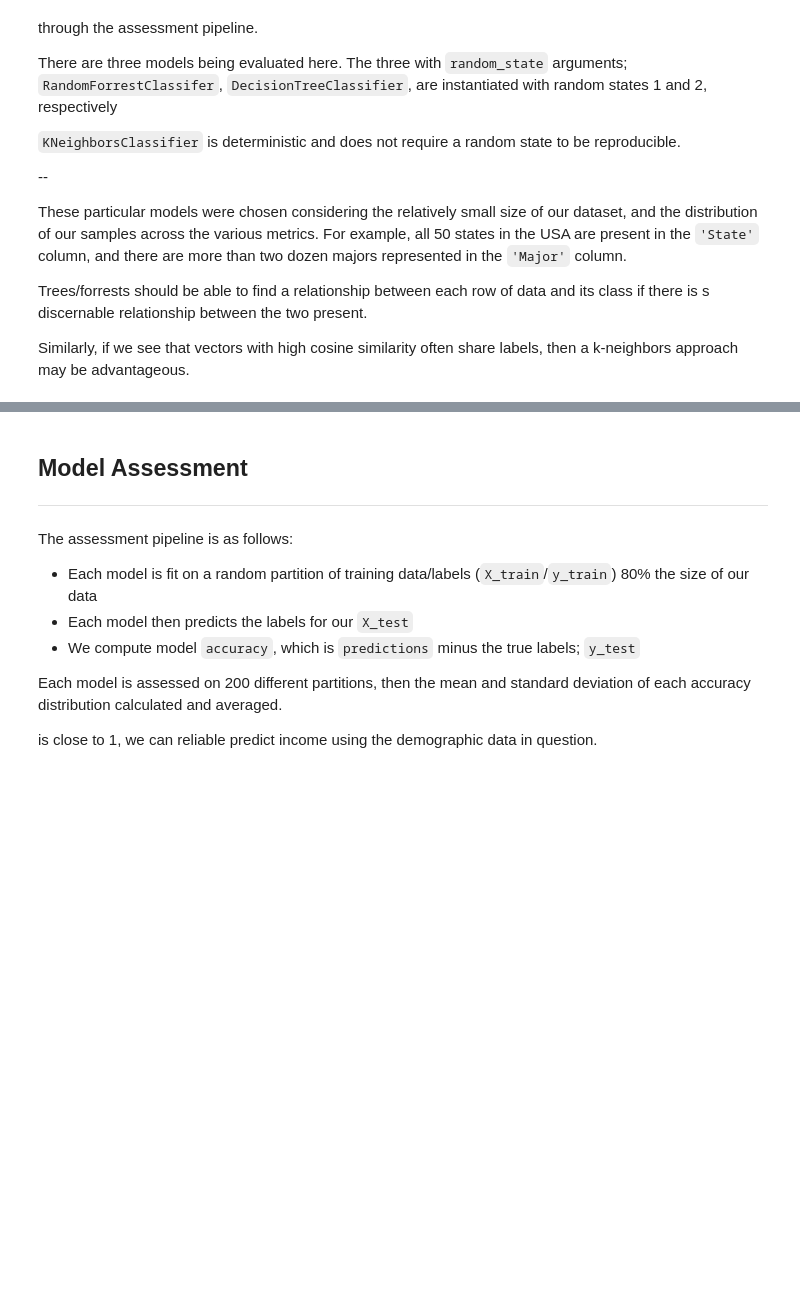
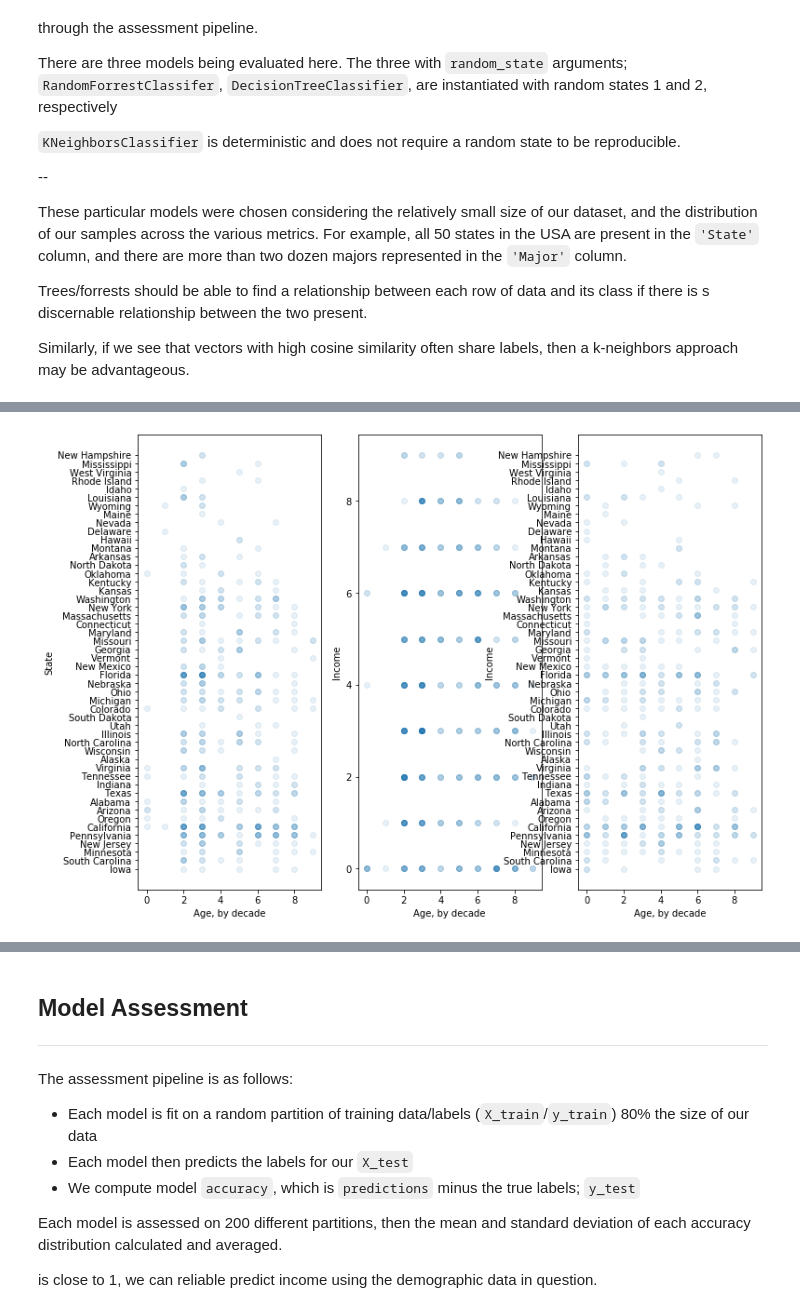
Before and after one commit to Schlam/UW-data-analysis-study, a Jupyter notebook: income_predictive_model.ipynb, the cells around one changed output, grey strips where cells are left out. Saved outputs shown, nothing was run; the diff lists cells and outputs as text; code cells hidden in the pictures; blank space fills up the shorter version.

```diff
--- a/income_predictive_model.ipynb
+++ b/income_predictive_model.ipynb
@@ -130,0 +81,9 @@ def get_assessment(model,n=N,verb=False,plot=False,title=''):
+# %%
+df.Age.unique()
+
+def get_decade(x):
+    switch={str(i):i for i in range(100)}
+    int_age=switch.get(x,0)
+    return (int_age-(int_age%10))//10
+
+df['Decade'] = df['Age'].apply(get_decade).values
@@ -130,0 +95,17 @@ def get_assessment(model,n=N,verb=False,plot=False,title=''):
+# %%
+plt.figure(figsize=(12,9))
+ax1=plt.subplot(131)
+ax1.scatter(decade,df.State.values,alpha=.1)
+ax1.set_xlabel("Age, by decade")
+ax1.set_ylabel("State")
+ax2=plt.subplot(132)
+ax2.scatter(decade,y,alpha=.1)
+ax2.set_xlabel("Age, by decade")
+ax2.set_ylabel("Income")
+ax3=plt.subplot(133)
+ax3.scatter(y,df.State.values,alpha=.1)
+ax3.set_xlabel("Age, by decade")
+ax3.set_ylabel("Income")
+plt.show()
+# %% [output]
+[figure, added]
```
Also changed, not shown: parts of 11 cells of this notebook, 1 other file.
